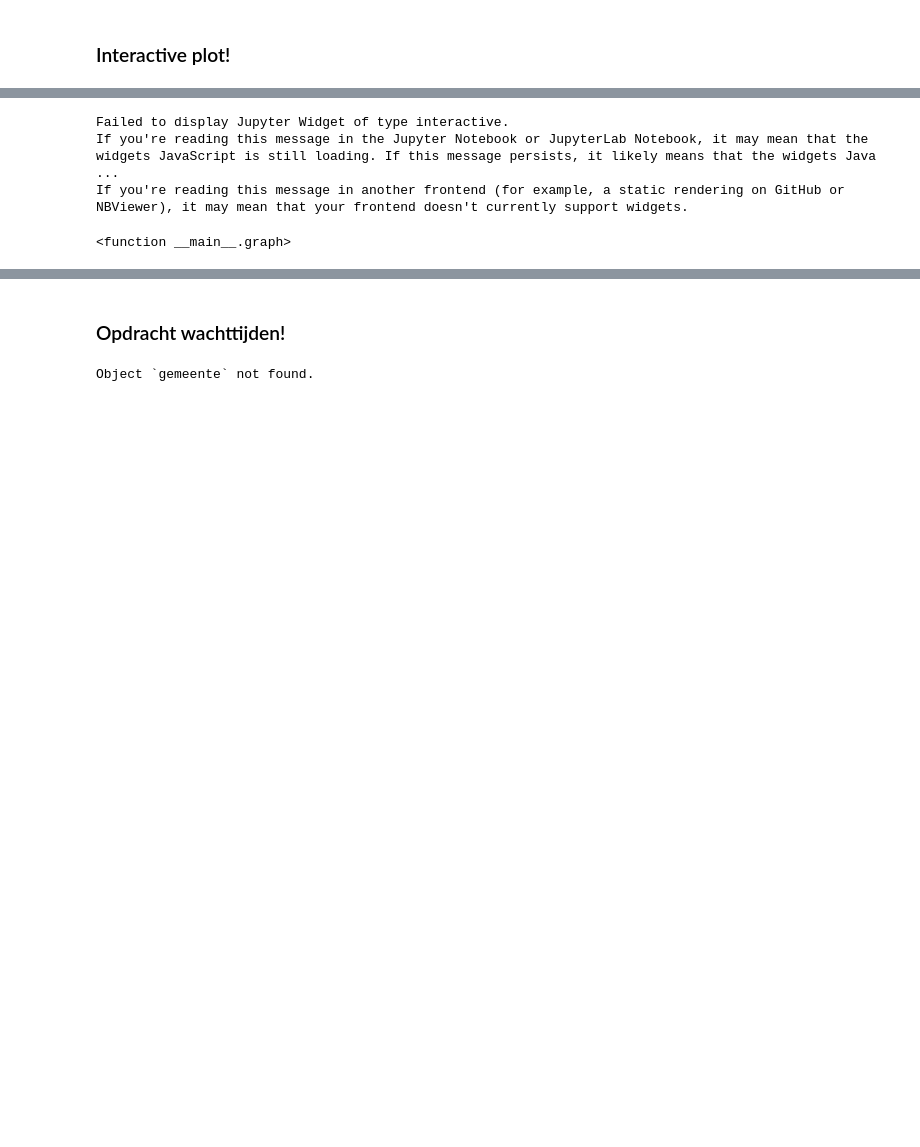
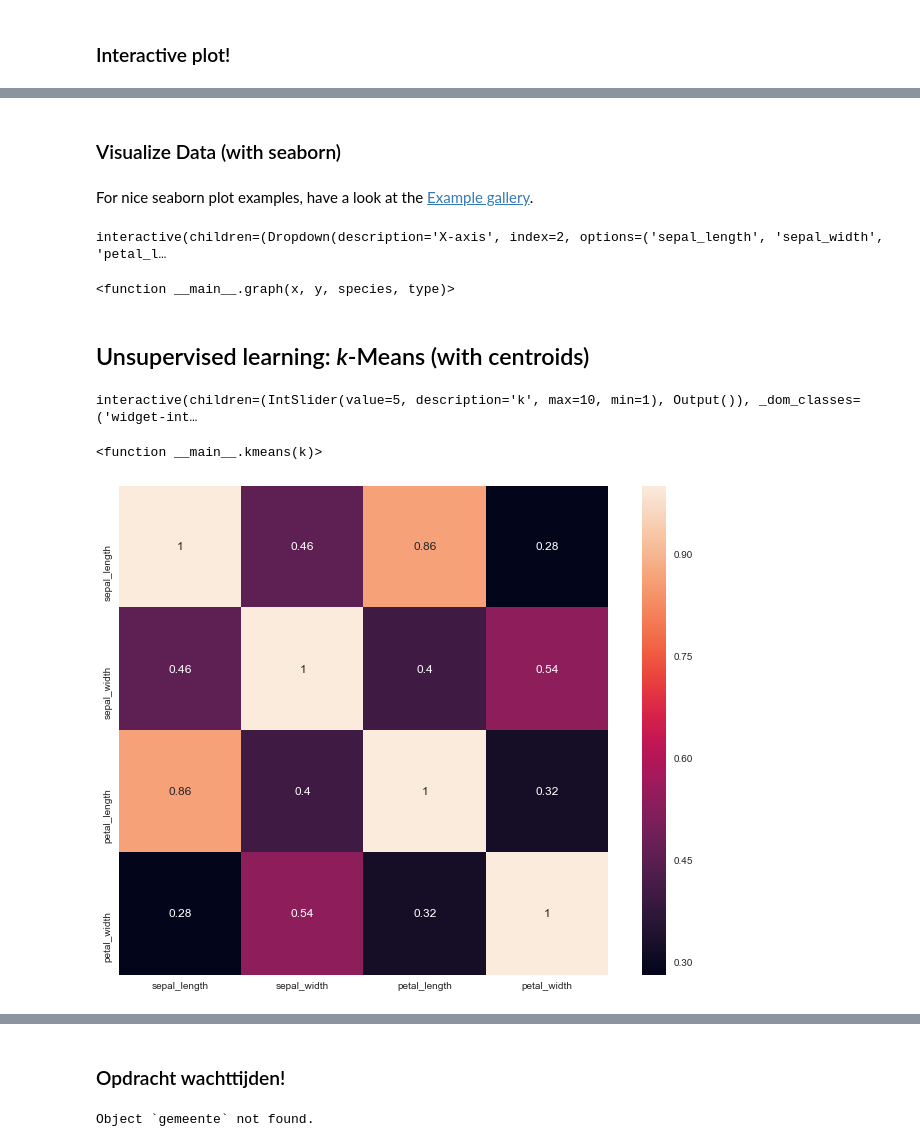
Before and after one commit to Brinkhuis/Cursus, a Jupyter notebook: notebooks/visualization.ipynb, the cells around one changed output, grey strips where cells are left out. Cells and saved outputs as stored; diff of their text form; code cells hidden in the pictures; blank space fills up the shorter version.

```diff
--- a/notebooks/visualization.ipynb
+++ b/notebooks/visualization.ipynb
@@ -159,5 +156,11 @@ plt.show()
+# %% [markdown]
+### Visualize Data (with seaborn)
+# %% [markdown]
+For nice seaborn plot examples, have a look at the [Example gallery](https://seaborn.pydata.org/examples).
 # %%
-# interactive plot with multiple widgets
+sns.set(style='white')
+iris = sns.load_dataset('iris')
+
 def graph(x, y, species, type):
     sns.jointplot(x=x, y=y, data=iris[iris.species == species], kind=type)
     return plt.show()
@@ -169,7 +172,38 @@ interact(graph,
          y = widgets.Dropdown(options=iris.columns[:-1], description='Y-axis', value='petal_width')
         )
 # %% [output]
-Failed to display Jupyter Widget of type interactive.
-If you're reading this message in the Jupyter Notebook or JupyterLab Notebook, it may mean that the widgets JavaScript is still loading. If this message persists, it likely means that the widgets Java ...
-If you're reading this message in another frontend (for example, a static rendering on GitHub or NBViewer), it may mean that your frontend doesn't currently support widgets.
+interactive(children=(Dropdown(description='X-axis', index=2, options=('sepal_length', 'sepal_width', 'petal_l…
-<function __main__.graph>
+<function __main__.graph(x, y, species, type)>
+# %% [markdown]
+## Unsupervised learning: _k_-Means (with centroids)
+# %%
+from sklearn.cluster import KMeans
+from sklearn.datasets import load_iris
+
+iris = load_iris()
+data = iris.data[:,:2]
+
+def kmeans(k):
+    model = KMeans(n_clusters=k) # Create a KMeans instance with 3 clusters: model
+    model.fit(data) # Fit model to points
+    labels = model.predict(data)
+    plt.scatter(x=data[:,0], y=data[:,1], c=labels, alpha=0.7, cmap='tab10')#Accent
+    plt.scatter(x= model.cluster_centers_[:,0], y=model.cluster_centers_[:,1], marker='D', s=125, c='red')
+    plt.title(r'$k$-Means ($k$ = {})'.format(k), fontsize=18, color='red')
+    plt.xlabel('Sepal Length')
+    plt.ylabel('Sepal Width')
+    return plt.show()
+
+interact(kmeans, k = widgets.IntSlider(value=5, min=1, max=10, description='k'))
+# %% [output]
+interactive(children=(IntSlider(value=5, description='k', max=10, min=1), Output()), _dom_classes=('widget-int…
+<function __main__.kmeans(k)>
+# %%
+iris = sns.load_dataset('iris')
+sns.set(style='white', palette='muted', color_codes=True)
+
+corrmat = iris[100:].corr()
+f, ax = plt.subplots(figsize=(12, 9))
+sns.heatmap(corrmat, square=True, annot=True);
+# %% [output]
+[figure, added]
```
Also changed, not shown: parts of 75 cells of this notebook, 2 other files.
